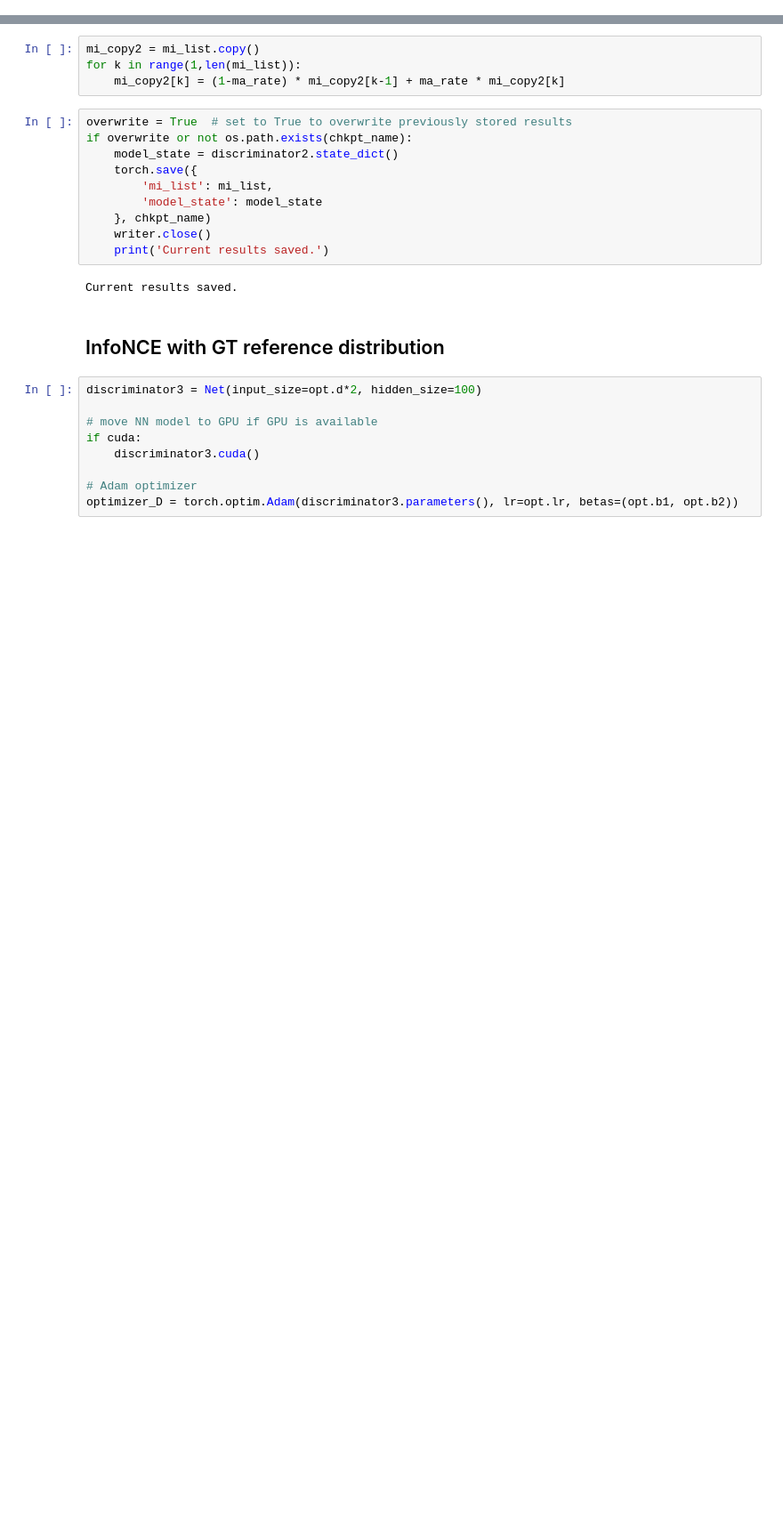
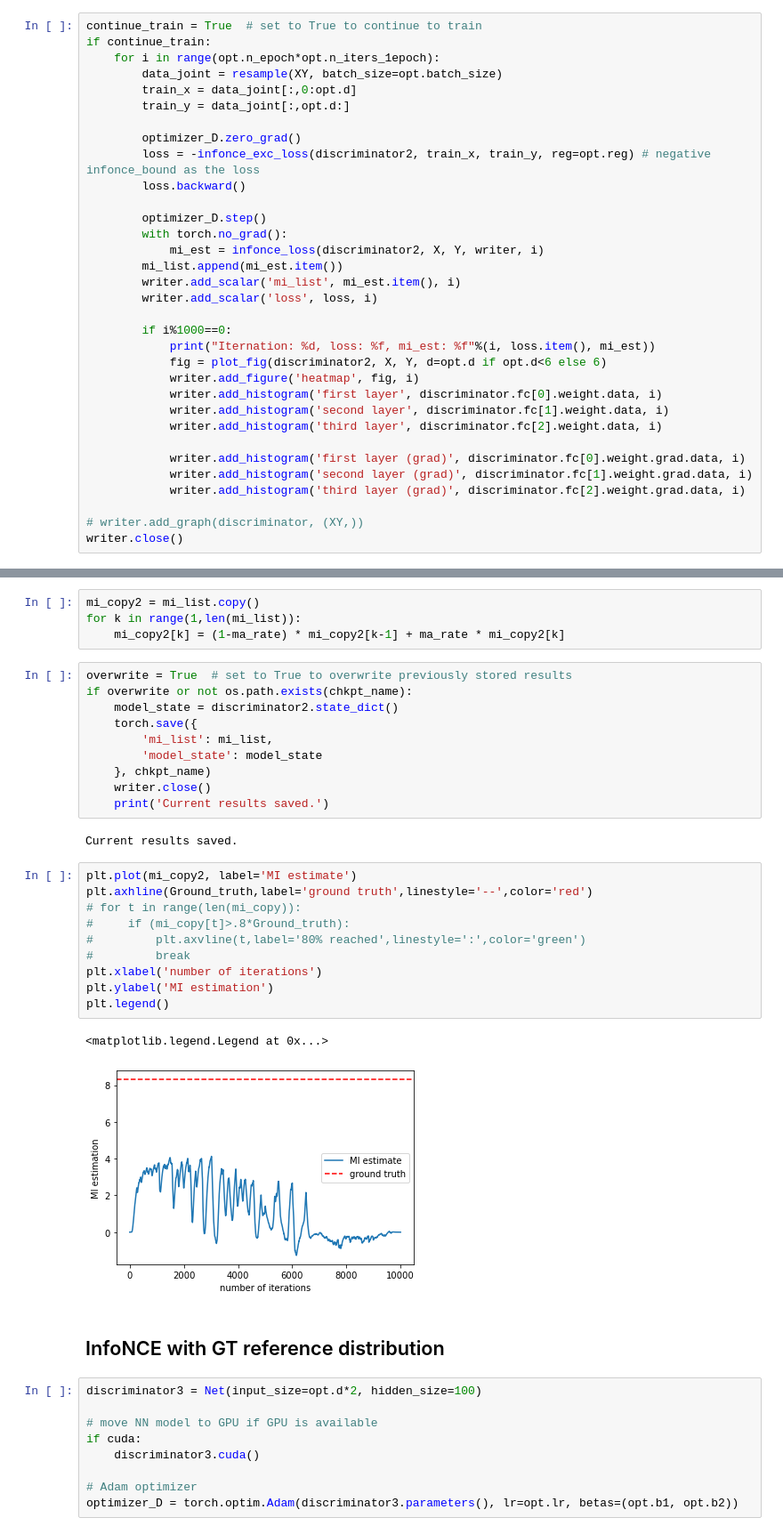
Before and after one commit to wangxuuu/Smoothed-InfoNCE, a Jupyter notebook: infonce.ipynb, the cells around one changed output, grey strips where cells are left out. Shown: that part at 89% size. Cells and saved outputs as stored; diff of their text form; blank space fills up the shorter version.

Commit message:
fix smoothed infonce

```diff
--- a/infonce.ipynb
+++ b/infonce.ipynb
@@ -380,0 +258,33 @@ Iternation: 20000, loss: -157732.343750, mi_est: -127371.039062
+# %%
+continue_train = True  # set to True to continue to train
+if continue_train:
+    for i in range(opt.n_epoch*opt.n_iters_1epoch):
+        data_joint = resample(XY, batch_size=opt.batch_size)
+        train_x = data_joint[:,0:opt.d]
+        train_y = data_joint[:,opt.d:]
+
+        optimizer_D.zero_grad()
+        loss = -infonce_exc_loss(discriminator2, train_x, train_y, reg=opt.reg) # negative infonce_bound as the loss
+        loss.backward()
+
+        optimizer_D.step()
+        with torch.no_grad():
+            mi_est = infonce_loss(discriminator2, X, Y, writer, i)
+        mi_list.append(mi_est.item())
+        writer.add_scalar('mi_list', mi_est.item(), i)
+        writer.add_scalar('loss', loss, i)
+
+        if i%1000==0:
+            print("Iternation: %d, loss: %f, mi_est: %f"%(i, loss.item(), mi_est))
+            fig = plot_fig(discriminator2, X, Y, d=opt.d if opt.d<6 else 6)
+            writer.add_figure('heatmap', fig, i)
+            writer.add_histogram('first layer', discriminator.fc[0].weight.data, i)
+            writer.add_histogram('second layer', discriminator.fc[1].weight.data, i)
+            writer.add_histogram('third layer', discriminator.fc[2].weight.data, i)
+
+            writer.add_histogram('first layer (grad)', discriminator.fc[0].weight.grad.data, i)
+            writer.add_histogram('second layer (grad)', discriminator.fc[1].weight.grad.data, i)
+            writer.add_histogram('third layer (grad)', discriminator.fc[2].weight.grad.data, i)
+
+# writer.add_graph(discriminator, (XY,))
+writer.close()
@@ -394,6 +315,19 @@ if overwrite or not os.path.exists(chkpt_name):
     print('Current results saved.')
 # %% [output]
 Current results saved.
+# %%
+plt.plot(mi_copy2, label='MI estimate')
+plt.axhline(Ground_truth,label='ground truth',linestyle='--',color='red')
+# for t in range(len(mi_copy)):
+#     if (mi_copy[t]>.8*Ground_truth):
+#         plt.axvline(t,label='80% reached',linestyle=':',color='green')
+#         break
+plt.xlabel('number of iterations')
+plt.ylabel('MI estimation')
+plt.legend()
+# %% [output]
+<matplotlib.legend.Legend at 0x...>
+[figure, added]
 # %% [markdown]
 ## InfoNCE with GT reference distribution
 # %%
```
Also changed, not shown: parts of 90 cells of this notebook, 27 other files.
